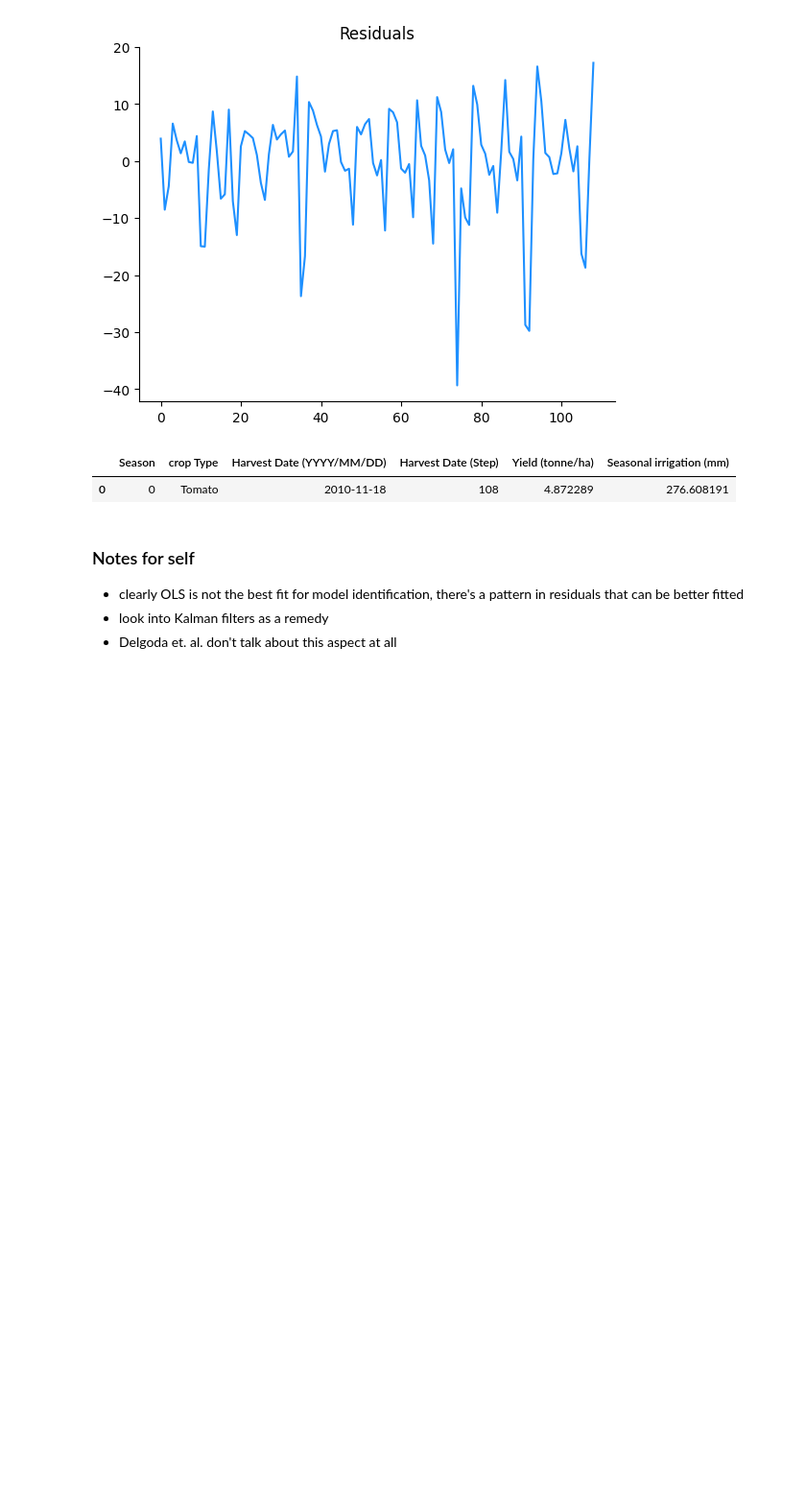
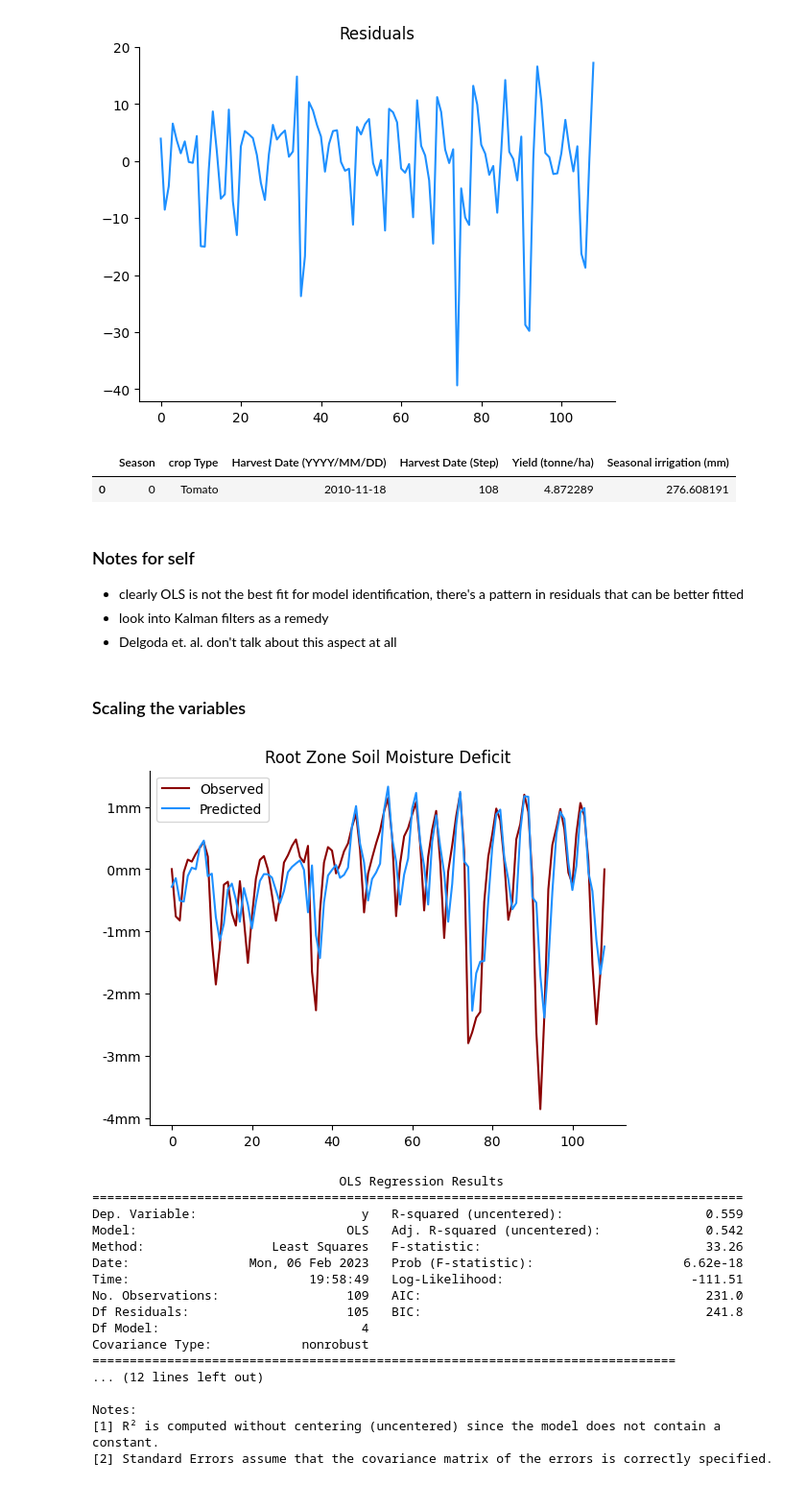
Before and after one commit to TomasMiskov/Smart-Irrigation-Thesis-CodeBase, a Jupyter notebook: AQUACROP_Model_Indentification.ipynb, the cells around one changed output. Shown: that part at 96% size. Saved outputs shown, nothing was run; the diff lists cells and outputs as text; code cells hidden in the pictures; blank space fills up the shorter version.

```diff
--- a/AQUACROP_Model_Indentification.ipynb
+++ b/AQUACROP_Model_Indentification.ipynb
@@ -261,3 +270,52 @@ model._outputs.final_stats
 - clearly OLS is not the best fit for model identification, there's a pattern in residuals that can be better fitted
 - look into Kalman filters as a remedy
 - Delgoda et. al. don't talk about this aspect at all
+# %% [markdown]
+### Scaling the variables
+# %%
+# Calculate the coefficients of our equation
+y = D[1:] / np.std(D[1:])
+X = np.array([D / np.std(D), E / np.std(E), P / np.std(P), I / np.std(I)], dtype = "float64").T[:-1]
+c = np.linalg.inv(X.T@X)@X.T@y
+
+# Plot the predictions vs. targets
+from matplotlib.ticker import StrMethodFormatter
+fig, ax = plt.subplots(1, 1)
+
+ax.plot(D[1:] / np.std(D[1:]), c = "darkred", label = "Observed")
+ax.plot(c@X.T, c = "dodgerblue", label = "Predicted")
+
+ax.spines['top'].set_visible(False)
+ax.spines['right'].set_visible(False)
+
+fmtr = StrMethodFormatter("{x: g}mm")
+ax.yaxis.set_major_formatter(fmtr)
+
+ax.set_title(f"Root Zone Soil Moisture Deficit")
+ax.legend()
+
+plt.show()
+
+# StatsModels
+linReg = sm.OLS(y, X)
+res = linReg.fit()
+print(res.summary())
+# %% [output]
+[figure, added]
+                                 OLS Regression Results
+=======================================================================================
+Dep. Variable:                      y   R-squared (uncentered):                   0.559
+Model:                            OLS   Adj. R-squared (uncentered):              0.542
+Method:                 Least Squares   F-statistic:                              33.26
+Date:                Mon, 06 Feb 2023   Prob (F-statistic):                    6.62e-18
+Time:                        19:58:49   Log-Likelihood:                         -111.51
+No. Observations:                 109   AIC:                                      231.0
+Df Residuals:                     105   BIC:                                      241.8
+Df Model:                           4
+Covariance Type:            nonrobust
+==============================================================================
+... (12 lines left out)
+
+Notes:
+[1] R² is computed without centering (uncentered) since the model does not contain a constant.
+[2] Standard Errors assume that the covariance matrix of the errors is correctly specified.
```
Also changed, not shown: parts of 3 cells of this notebook, 4 other files.
